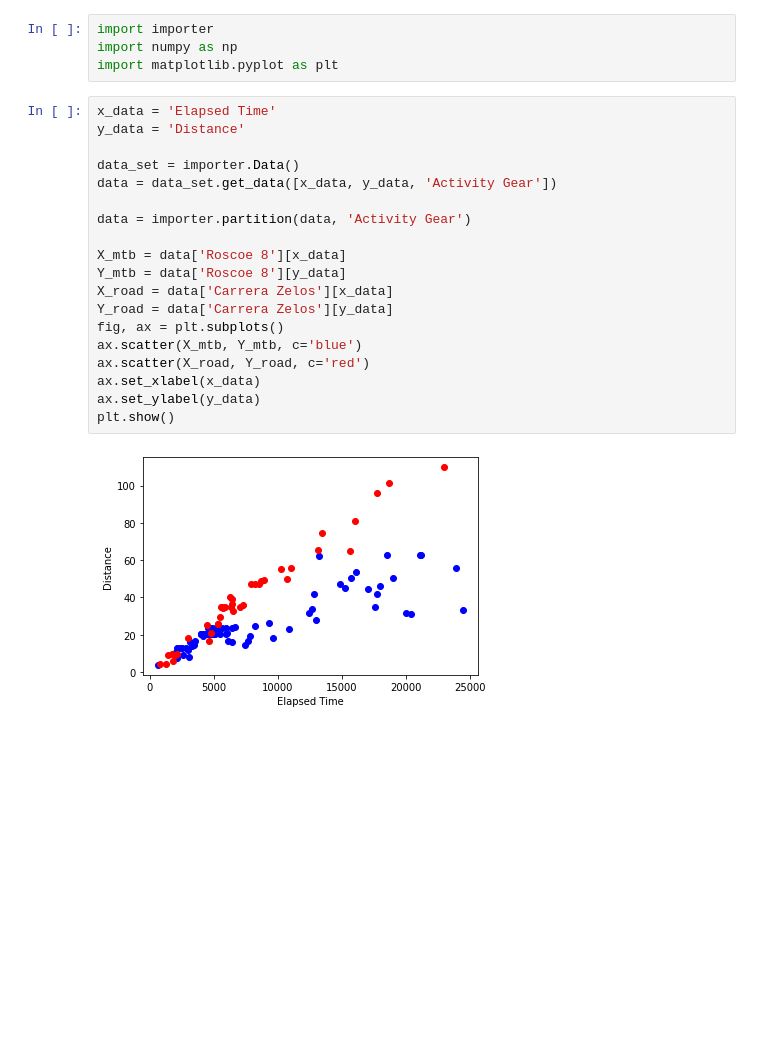
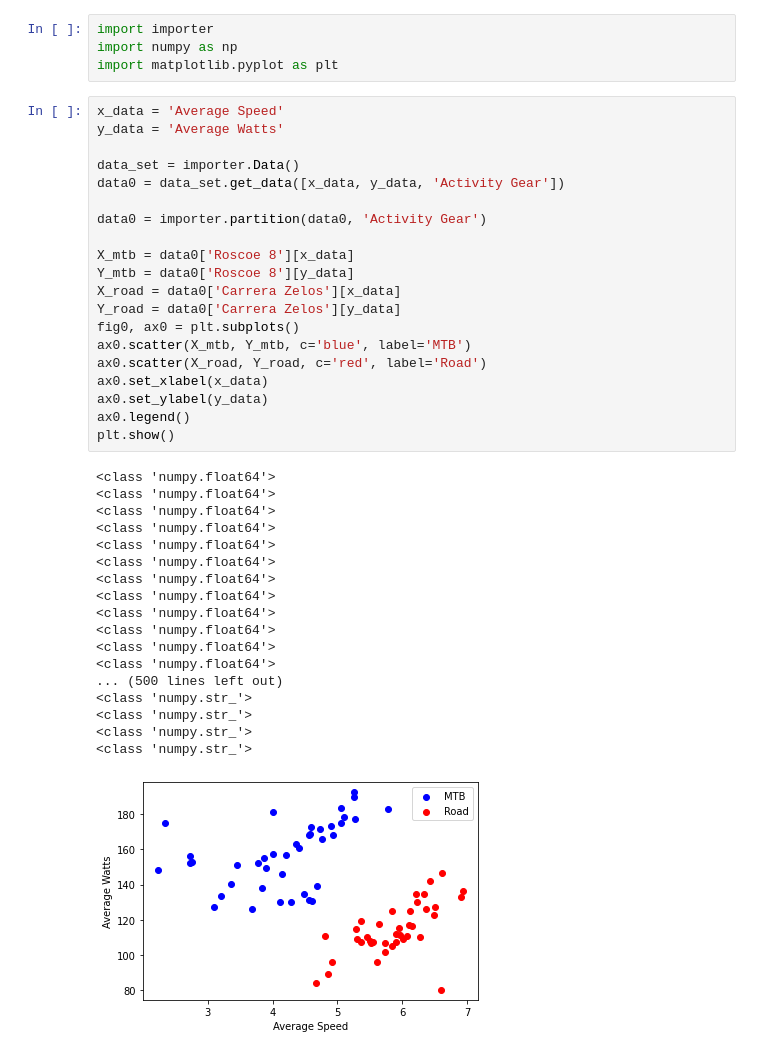
Before and after one commit to alexelwood14/strava-ml, a Jupyter notebook: src/DataViewer.ipynb, the cells around one changed output. Cells and saved outputs as stored; diff of their text form; blank space fills up the shorter version.

Commit message:
Found useful graphs

```diff
--- a/src/DataViewer.ipynb
+++ b/src/DataViewer.ipynb
@@ -3,23 +3,41 @@ import importer
 import numpy as np
 import matplotlib.pyplot as plt
 # %%
-x_data = 'Elapsed Time'
-y_data = 'Distance'
+x_data = 'Average Speed'
+y_data = 'Average Watts'
 
 data_set = importer.Data()
-data = data_set.get_data([x_data, y_data, 'Activity Gear'])
+data0 = data_set.get_data([x_data, y_data, 'Activity Gear'])
 
-data = importer.partition(data, 'Activity Gear')
+data0 = importer.partition(data0, 'Activity Gear')
 
-X_mtb = data['Roscoe 8'][x_data]
-Y_mtb = data['Roscoe 8'][y_data]
-X_road = data['Carrera Zelos'][x_data]
-Y_road = data['Carrera Zelos'][y_data]
-fig, ax = plt.subplots()
-ax.scatter(X_mtb, Y_mtb, c='blue')
-ax.scatter(X_road, Y_road, c='red')
-ax.set_xlabel(x_data)
-ax.set_ylabel(y_data)
+X_mtb = data0['Roscoe 8'][x_data]
+Y_mtb = data0['Roscoe 8'][y_data]
+X_road = data0['Carrera Zelos'][x_data]
+Y_road = data0['Carrera Zelos'][y_data]
+fig0, ax0 = plt.subplots()
+ax0.scatter(X_mtb, Y_mtb, c='blue', label='MTB')
+ax0.scatter(X_road, Y_road, c='red', label='Road')
+ax0.set_xlabel(x_data)
+ax0.set_ylabel(y_data)
+ax0.legend()
 plt.show()
 # %% [output]
+<class 'numpy.float64'>
+<class 'numpy.float64'>
+<class 'numpy.float64'>
+<class 'numpy.float64'>
+<class 'numpy.float64'>
+<class 'numpy.float64'>
+<class 'numpy.float64'>
+<class 'numpy.float64'>
+<class 'numpy.float64'>
+<class 'numpy.float64'>
+<class 'numpy.float64'>
+<class 'numpy.float64'>
+... (500 lines left out)
+<class 'numpy.str_'>
+<class 'numpy.str_'>
+<class 'numpy.str_'>
+<class 'numpy.str_'>
-[figure, old version]
+[figure, new version]
```
Also changed, not shown: parts of 1 cell of this notebook, 1 other file.
